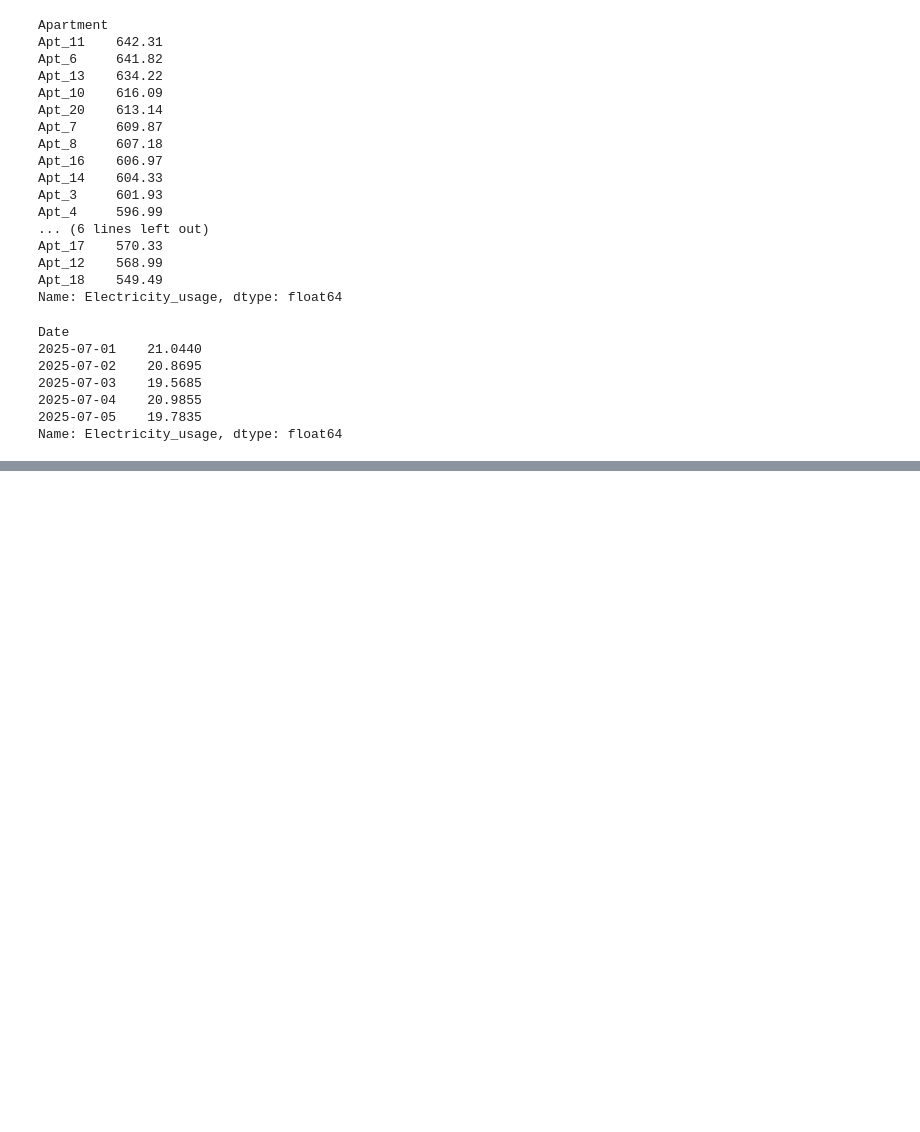
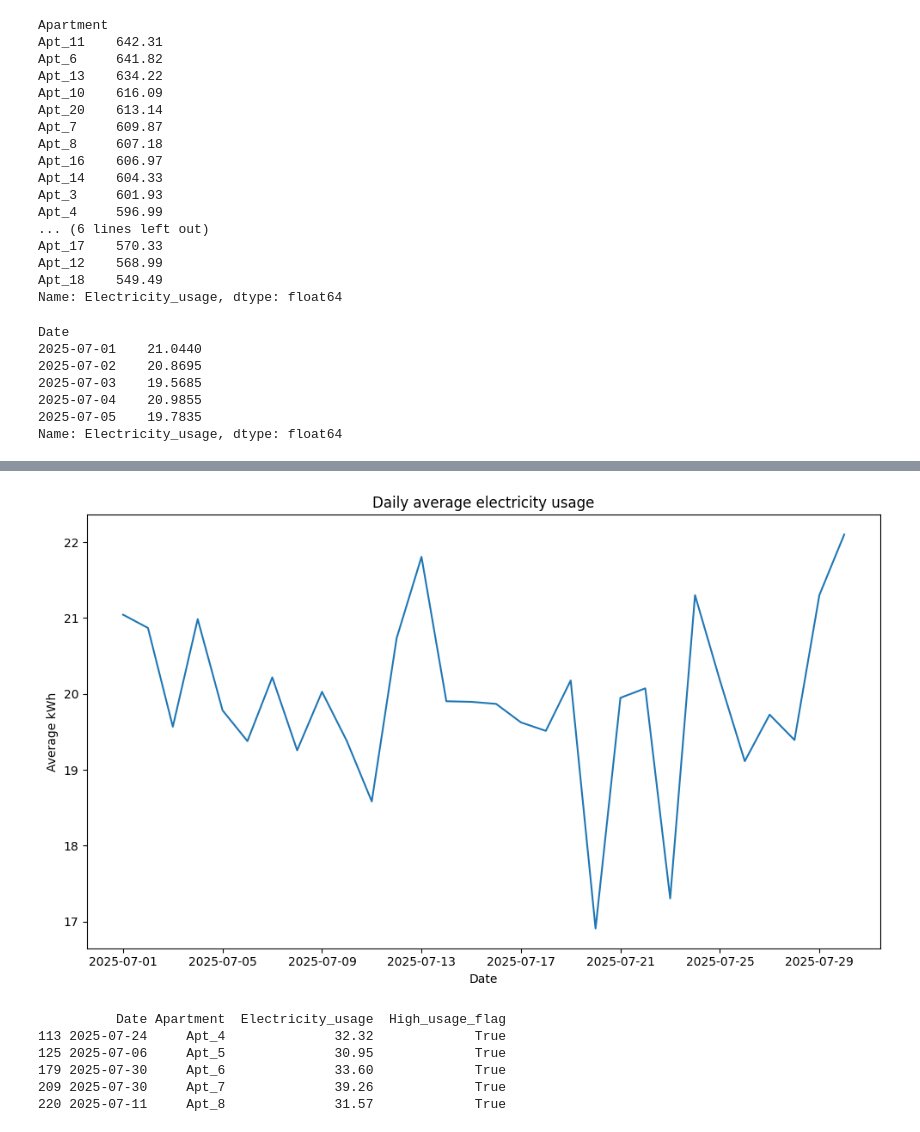
Before and after one commit to barkathunisa17/AI-ML, a Jupyter notebook: aiml2.ipynb, the cells around one changed output, grey strips where cells are left out. Drawn from its saved outputs; the diff is of its cells as text; code cells hidden in the pictures; blank space fills up the shorter version.

```diff
--- a/aiml2.ipynb
+++ b/aiml2.ipynb
@@ -110,0 +155,21 @@ pip install matplotlib
+# %%
+plt.figure(figsize=(10,6))
+sns.lineplot(x=daily_avg.index, y=daily_avg.values)
+plt.title("Daily average electricity usage")
+plt.xlabel("Date")
+plt.ylabel("Average kWh")
+plt.tight_layout()
+plt.show()
+# %% [output]
+[figure, added]
+# %%
+threshold=df["Electricity_usage"].mean()+2 *df["Electricity_usage"].std()
+df["High_usage_flag"]= df["Electricity_usage"] > threshold
+print(df[df["High_usage_flag"]== True].head())
+# %% [output]
+          Date Apartment  Electricity_usage  High_usage_flag
+113 2025-07-24     Apt_4              32.32             True
+125 2025-07-06     Apt_5              30.95             True
+179 2025-07-30     Apt_6              33.60             True
+209 2025-07-30     Apt_7              39.26             True
+220 2025-07-11     Apt_8              31.57             True
```
Also changed, not shown: parts of 4 cells of this notebook.
